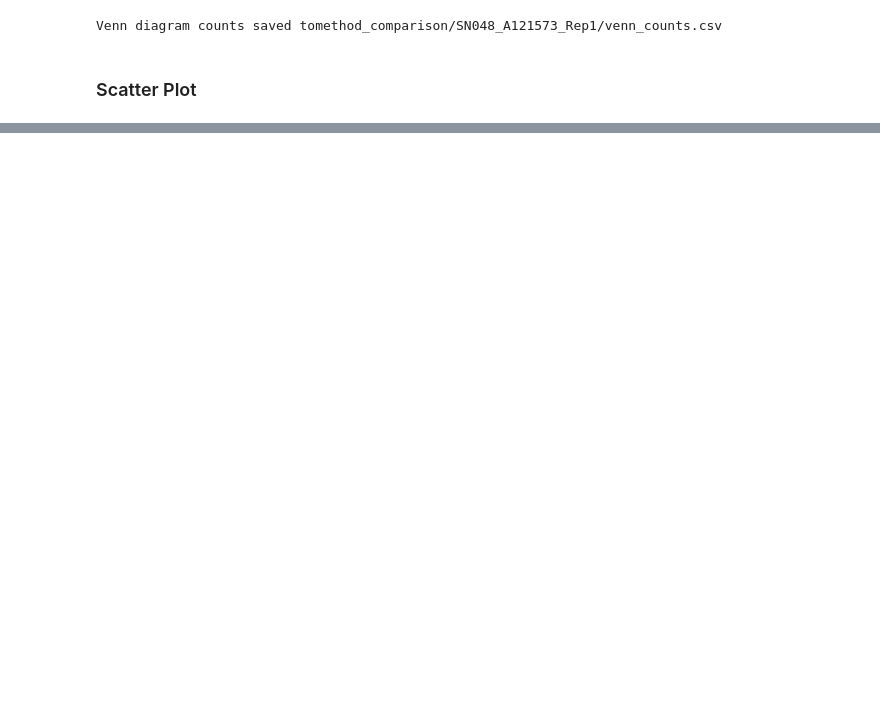
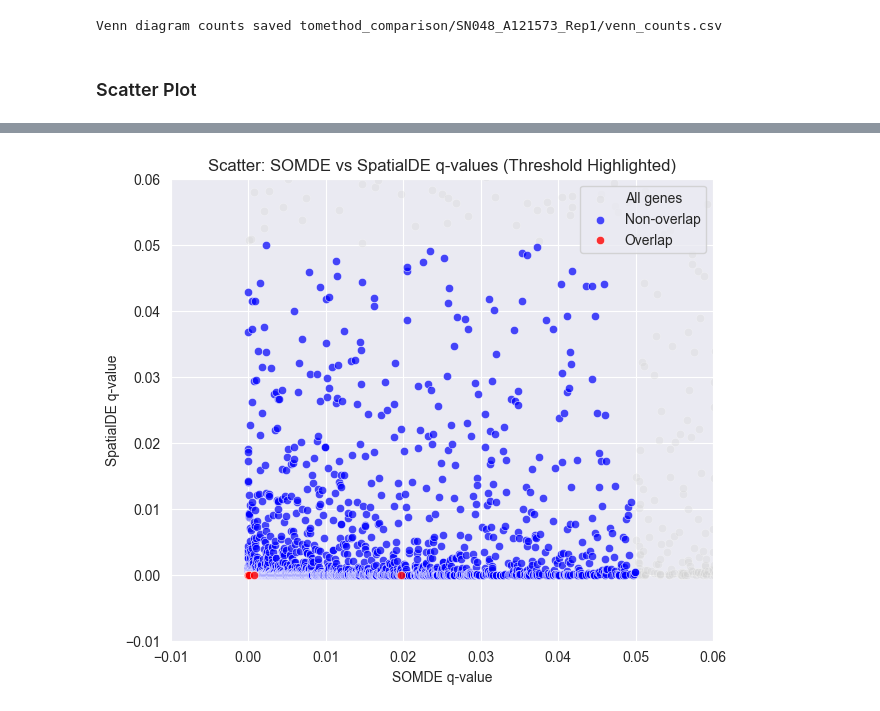
Before and after one commit to nikolienka24/IV114_ST, a Jupyter notebook: method_comparison.ipynb, the cells around one changed output, grey strips where cells are left out. Cells and saved outputs as stored; diff of their text form; code cells hidden in the pictures; blank space fills up the shorter version.

```diff
--- a/method_comparison.ipynb
+++ b/method_comparison.ipynb
@@ -201,0 +211,56 @@ plt.show()
+# %%
+# Merge results and compute overlap
+merged = pd.merge(somde_res, spatialde_res, on="g", suffixes=("_somde", "_spatialde"))
+merged["overlap"] = merged["g"].isin(set_somde & set_spatialde)
+
+# Filter by q-value thresholds
+merged_filtered = merged[
+    (merged["qval_somde"] <= QVAL_TH) &
+    (merged["qval_spatialde"] <= QVAL_TH)
+]
+
+plt.figure(figsize=(7, 6))
+
+# Plot all points lightly in the background
+sns.scatterplot(
+    data=merged,
+    x="qval_somde",
+    y="qval_spatialde",
+    color="lightgray",
+    alpha=0.3,
+    label="All genes"
+)
+
+# Highlight non-overlap points (blue)
+sns.scatterplot(
+    data=merged_filtered[merged_filtered["overlap"] == False],
+    x="qval_somde",
+    y="qval_spatialde",
+    color="blue",
+    alpha=0.7,
+    label="Non-overlap"
+)
+
+# Highlight overlap points (red)
+sns.scatterplot(
+    data=merged_filtered[merged_filtered["overlap"] == True],
+    x="qval_somde",
+    y="qval_spatialde",
+    color="red",
+    alpha=0.8,
+    label="Overlap"
+)
+
+plt.title("Scatter: SOMDE vs SpatialDE q-values (Threshold Highlighted)")
+plt.xlabel("SOMDE q-value")
+plt.ylabel("SpatialDE q-value")
+plt.legend()
+
+plt.xlim(-0.01, 0.06)
+plt.ylim(-0.01, 0.06)
+
+plt.savefig(f"figures/show/method_comparison/{DATA_FOLDER_NAME}/scatter.overlap.qval.png",
+            dpi=300, bbox_inches='tight')
+plt.show()
+# %% [output]
+[figure, added]
```
Also changed, not shown: parts of 10 cells of this notebook.
